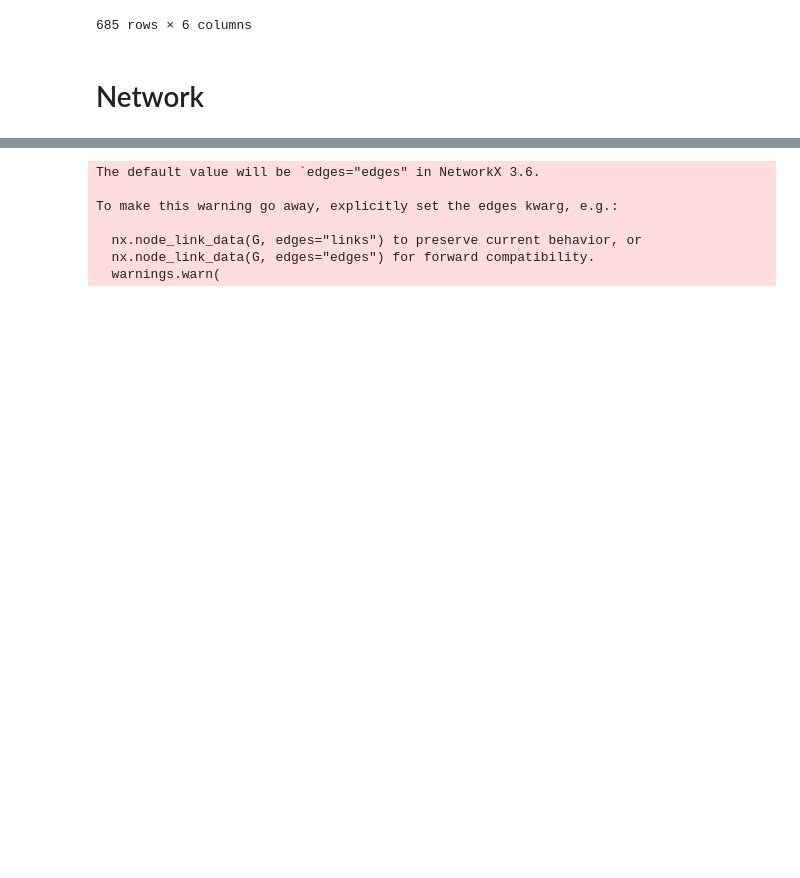
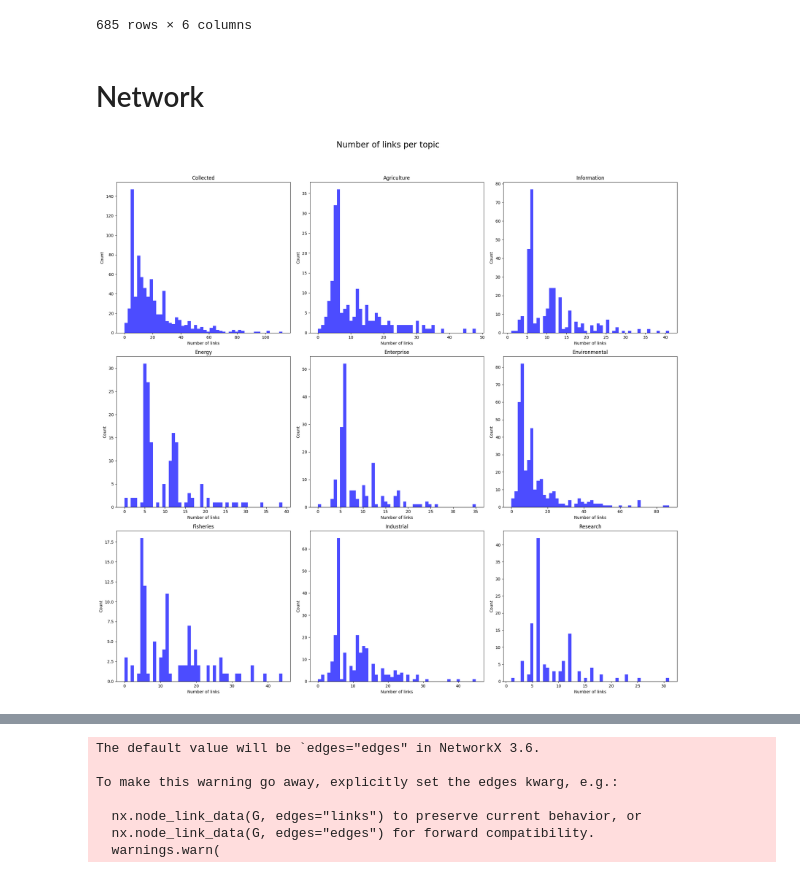
Before and after one commit to CarolineMortensen/Group_project_CSS, a Jupyter notebook: ProjectA.ipynb, the cells around one changed output, grey strips where cells are left out. Cells and saved outputs as stored; diff of their text form; code cells hidden in the pictures; blank space fills up the shorter version.

```diff
--- a/ProjectA.ipynb
+++ b/ProjectA.ipynb
@@ -122,3 +148,63 @@ G_transport = create_network(df_transport)
+# %%
+def number_links(Graph):
+    degree_dict = dict(Graph.degree())
+    degree_df = pd.DataFrame(degree_dict.items(), columns=["Person", "Num_Links"])
+    degree_df_sorted = degree_df.sort_values(by="Num_Links", ascending=False)
+    return degree_df_sorted
+
+degree_col = number_links(G_collected)
+degree_info = number_links(G_info)
+degree_agri = number_links(G_agri)
+degree_energy = number_links(G_energy)
+degree_ent = number_links(G_enterprise)
+degree_env = number_links(G_environmental)
+degree_fish = number_links(G_fish)
+degree_ind = number_links(G_industrial)
+degree_res = number_links(G_research)
+# %%
+#subplots (histograms) over the 9 topics
+fig, axs = plt.subplots(3,3 , figsize=(20,20))
+fig.suptitle('Number of links per topic', fontsize=20)
+axs[0,0].hist(degree_col['Num_Links'], bins=50, color='blue', alpha=0.7)
+axs[0,0].set_title('Collected')
+axs[0,1].hist(degree_agri['Num_Links'], bins=50, color='blue', alpha=0.7)
+axs[0,1].set_title('Agriculture')
+axs[0,2].hist(degree_info['Num_Links'], bins=50, color='blue', alpha=0.7)
+axs[0,2].set_title('Information')
+axs[1,0].hist(degree_energy['Num_Links'], bins=50, color='blue', alpha=0.7)
+axs[1,0].set_title('Energy')
+axs[1,1].hist(degree_ent['Num_Links'], bins=50, color='blue', alpha=0.7)
+axs[1,1].set_title('Enterprise')
+axs[1,2].hist(degree_env['Num_Links'], bins=50, color='blue', alpha=0.7)
+axs[1,2].set_title('Environmental')
+axs[2,0].hist(degree_fish['Num_Links'], bins=50, color='blue', alpha=0.7)
+axs[2,0].set_title('Fisheries')
+axs[2,1].hist(degree_ind['Num_Links'], bins=50, color='blue', alpha=0.7)
+axs[2,1].set_title('Industrial')
+axs[2,2].hist(degree_res['Num_Links'], bins=50, color='blue', alpha=0.7)
+axs[2,2].set_title('Research')
+axs[0,0].set_xlabel('Number of links')
+axs[0,1].set_xlabel('Number of links')
+axs[0,2].set_xlabel('Number of links')
+axs[1,0].set_xlabel('Number of links')
+axs[1,1].set_xlabel('Number of links')
+axs[1,2].set_xlabel('Number of links')
+axs[2,0].set_xlabel('Number of links')
+axs[2,1].set_xlabel('Number of links')
+axs[2,2].set_xlabel('Number of links')
+axs[0,0].set_ylabel('Count')
+axs[0,1].set_ylabel('Count')
+axs[0,2].set_ylabel('Count')
+axs[1,0].set_ylabel('Count')
+axs[1,1].set_ylabel('Count')
+axs[1,2].set_ylabel('Count')
+axs[2,0].set_ylabel('Count')
+axs[2,1].set_ylabel('Count')
+axs[2,2].set_ylabel('Count')
+plt.tight_layout(rect=[0, 0.03, 1, 0.95])
+plt.show()
+# %% [output]
+[figure, added]
 # %%
 def plot_network(Graph):
     plt.figure(figsize=(12, 12))
```
Also changed, not shown: parts of 10 cells of this notebook.
